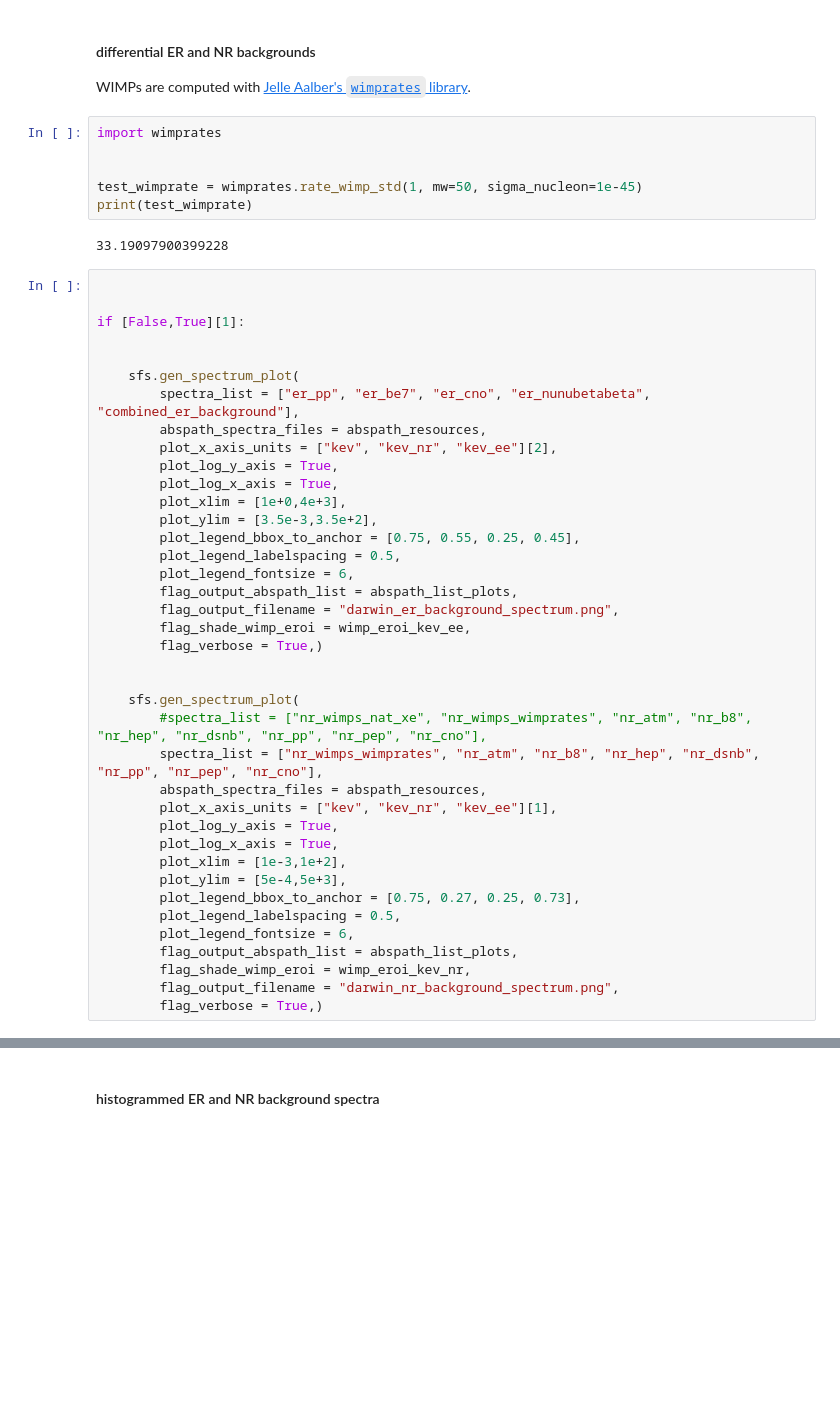
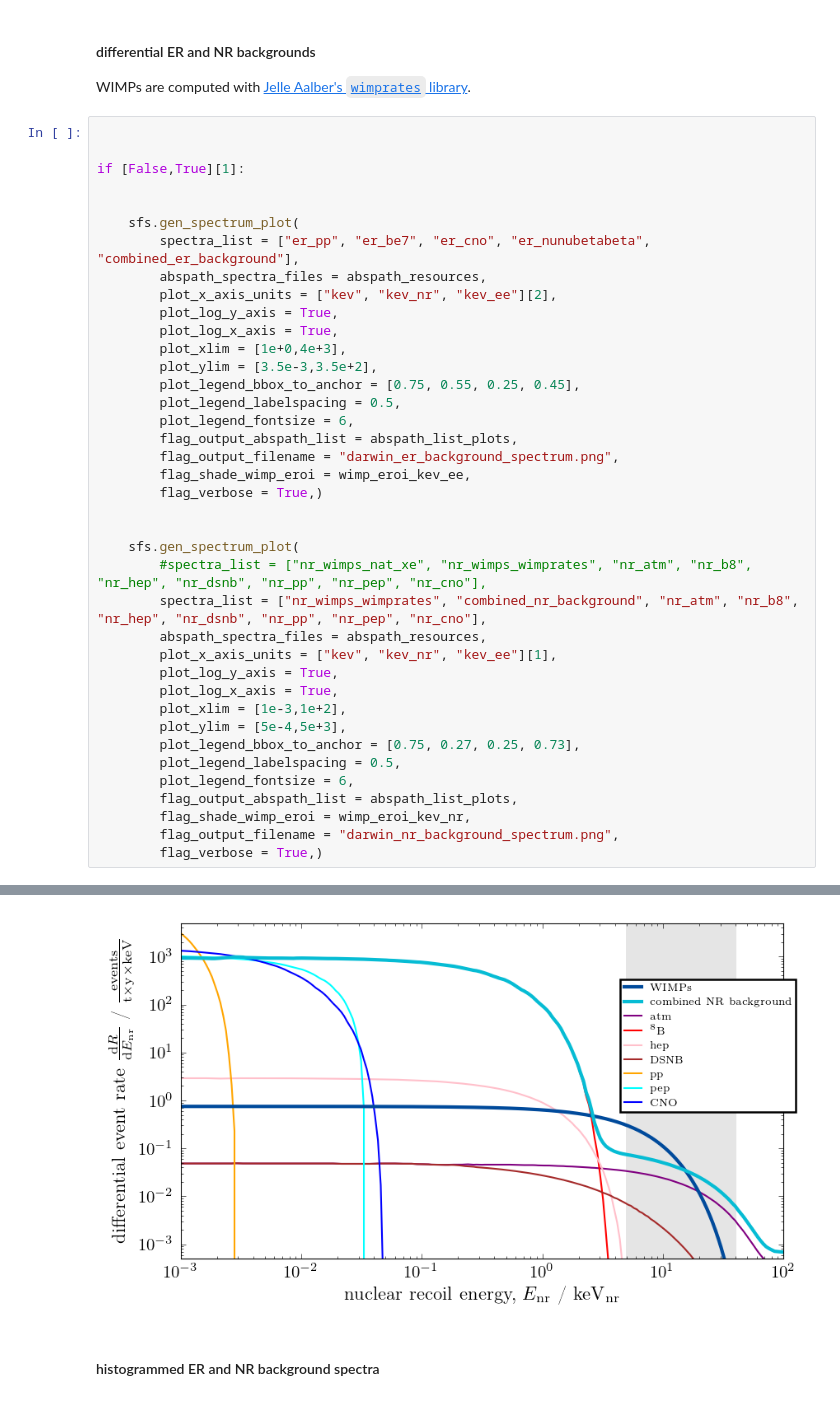
Before and after one commit to DanielBaur/sfsv2, a Jupyter notebook: sfs.ipynb, the cells around one changed output, grey strips where cells are left out. Drawn from its saved outputs; the diff is of its cells as text; blank space fills up the shorter version.

```diff
--- a/sfs.ipynb
+++ b/sfs.ipynb
@@ -196,14 +196,6 @@ simulation_energy_bins = 50
 # %% [markdown]
 #### differential ER and NR backgrounds
 WIMPs are computed with [Jelle Aalber's `wimprates` library](https://github.com/JelleAalbers/wimprates).
-# %%
-import wimprates
-
-
-test_wimprate = wimprates.rate_wimp_std(1, mw=50, sigma_nucleon=1e-45)
-print(test_wimprate)
-# %% [output]
-33.19097900399228
 # %%
 
 
@@ -229,7 +221,7 @@ if [False,True][1]:
 
     sfs.gen_spectrum_plot(
         #spectra_list = ["nr_wimps_nat_xe", "nr_wimps_wimprates", "nr_atm", "nr_b8", "nr_hep", "nr_dsnb", "nr_pp", "nr_pep", "nr_cno"],
-        spectra_list = ["nr_wimps_wimprates", "nr_atm", "nr_b8", "nr_hep", "nr_dsnb", "nr_pp", "nr_pep", "nr_cno"],
+        spectra_list = ["nr_wimps_wimprates", "combined_nr_background", "nr_atm", "nr_b8", "nr_hep", "nr_dsnb", "nr_pp", "nr_pep", "nr_cno"],
         abspath_spectra_files = abspath_resources,
         plot_x_axis_units = ["kev", "kev_nr", "kev_ee"][1],
         plot_log_y_axis = True,
@@ -251,3 +244,4 @@ TypeError: gen_spectrum_plot() missing 1 required positional argument: 'abspath_
+[figure, added]
 # %% [markdown]
 #### histogrammed ER and NR background spectra
 # %%
```
Also changed, not shown: parts of 5 cells of this notebook, 2 other files.
